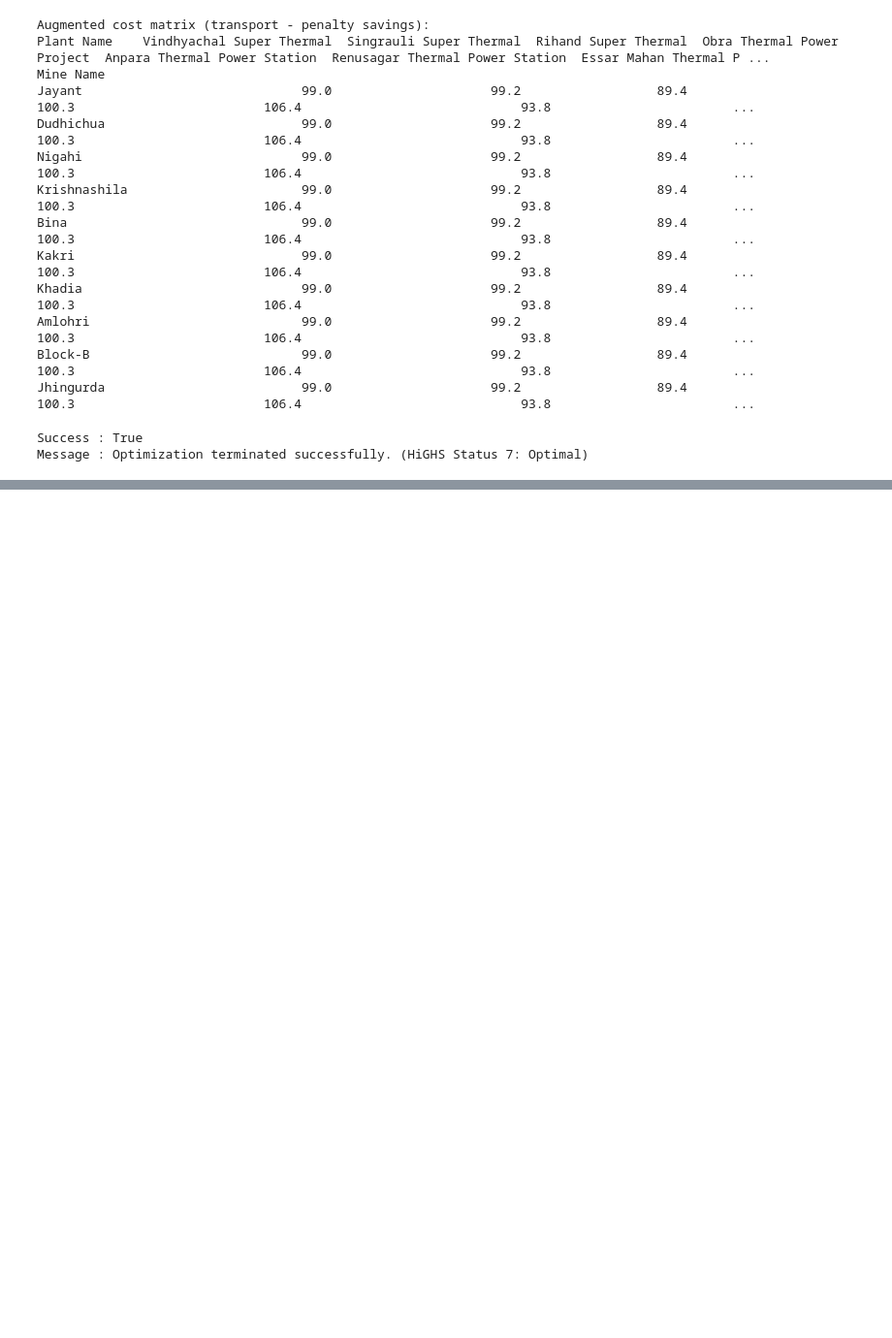
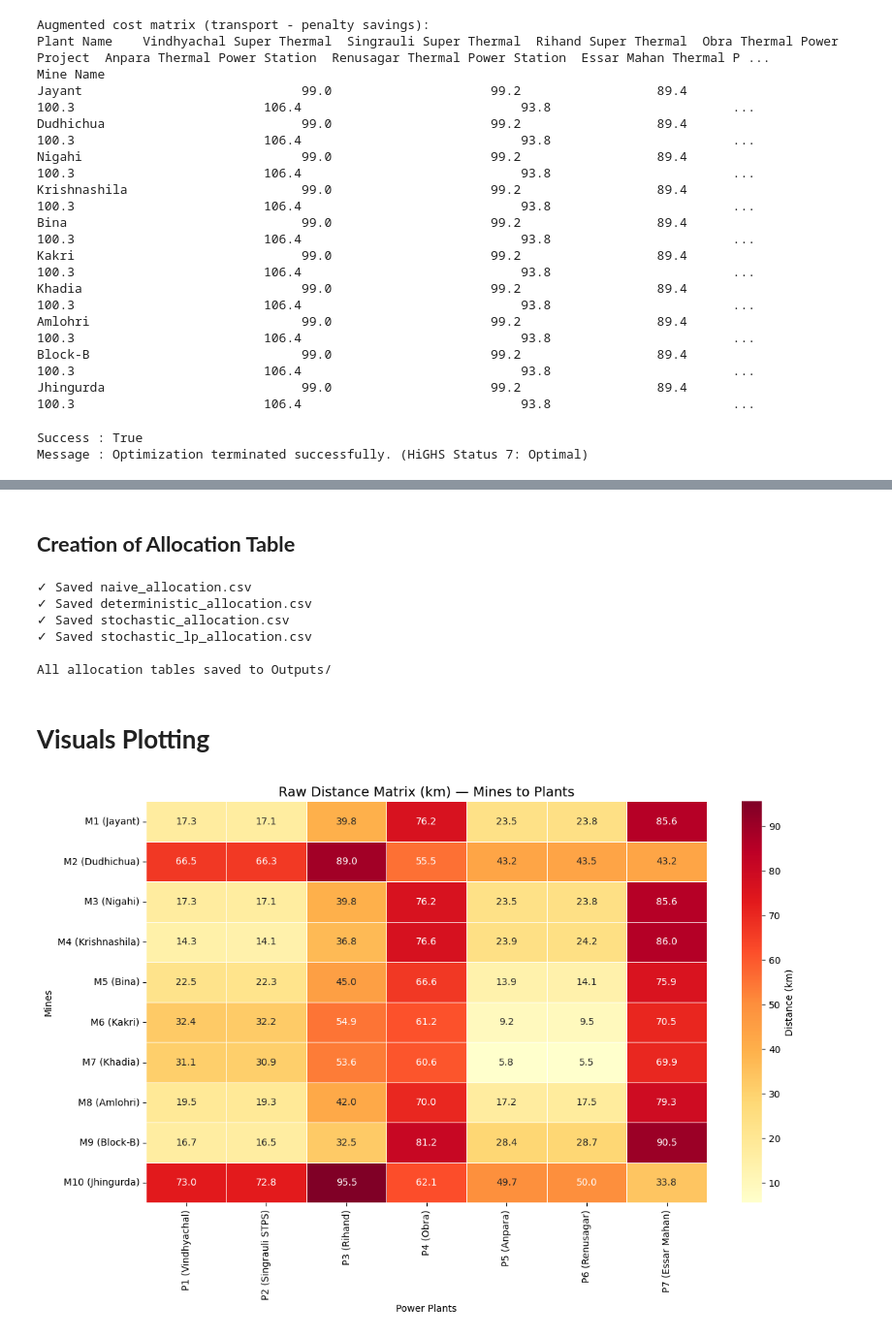
Before and after one commit to anmolsriwastava/Coal-Supply-Network-Optimization, a Jupyter notebook: Code Files/optimization_main.ipynb, the cells around one changed output, grey strips where cells are left out. Shown at 97% size. Saved outputs shown, nothing was run; the diff lists cells and outputs as text; code cells hidden in the pictures; blank space fills up the shorter version.

Commit message:
Plotted Visuals of raw and derived Variables

```diff
--- a/Code Files/optimization_main.ipynb
+++ b/Code Files/optimization_main.ipynb
@@ -1071,3 +1083,60 @@ Block-B                             0.0                      0.0
 Transport cost   : ₹    947,655,696
 Expected penalty : ₹    299,257,962
 Total            : ₹  1,246,913,658
+# %% [markdown]
+## **Creation of Allocation Table**
+# %%
+# ============================================
+# EXPORT ALL ALLOCATION TABLES FOR REPORT
+# ============================================
+
+# 1. Naive Allocation Table
+naive_export = pd.DataFrame(
+    x_naive.round(0),
+    index=mines['Mine Name'],
+    columns=plants['Plant Name']
+)
+naive_export['Total Shipped (tonnes)'] = naive_export.sum(axis=1).round(0)
+naive_export.to_csv("../Outputs/naive_allocation.csv")
+print("✓ Saved naive_allocation.csv")
+
+# 2. Deterministic Allocation Table
+det_export = pd.DataFrame(
+    x_det.round(0),
+    index=mines['Mine Name'],
+    columns=plants['Plant Name']
+)
+det_export['Total Shipped (tonnes)'] = det_export.sum(axis=1).round(0)
+det_export.to_csv("../Outputs/deterministic_allocation.csv")
+print("✓ Saved deterministic_allocation.csv")
+
+# 3. Stochastic Allocation Table (already have, but ensure format)
+stoch_export = pd.DataFrame(
+    x_stoch_v2.round(0),
+    index=mines['Mine Name'],
+    columns=plants['Plant Name']
+)
+stoch_export['Total Shipped (tonnes)'] = stoch_export.sum(axis=1).round(0)
+stoch_export.to_csv("../Outputs/stochastic_allocation.csv")
+print("✓ Saved stochastic_allocation.csv")
+
+# 4. Stochastic LP (linearized) Allocation Table (if you want)
+slp_export = pd.DataFrame(
+    x_stoch_lp.round(0),
+    index=mines['Mine Name'],
+    columns=plants['Plant Name']
+)
+slp_export['Total Shipped (tonnes)'] = slp_export.sum(axis=1).round(0)
+slp_export.to_csv("../Outputs/stochastic_lp_allocation.csv")
+print("✓ Saved stochastic_lp_allocation.csv")
+
+print("\nAll allocation tables saved to Outputs/")
+# %% [output]
+✓ Saved naive_allocation.csv
+✓ Saved deterministic_allocation.csv
+✓ Saved stochastic_allocation.csv
+✓ Saved stochastic_lp_allocation.csv
+
+All allocation tables saved to Outputs/
+# %% [markdown]
+# **Visuals Plotting**
@@ -1073,0 +1146,16 @@ Total            : ₹  1,246,913,658
+# %%
+# Plot 1: Raw Distance Matrix
+import matplotlib.pyplot as plt
+import seaborn as sns
+
+plt.figure(figsize=(12, 8))
+sns.heatmap(distances, annot=True, fmt='.1f', cmap='YlOrRd',
+            linewidths=0.5, cbar_kws={'label': 'Distance (km)'})
+plt.title('Raw Distance Matrix (km) — Mines to Plants', fontsize=14)
+plt.xlabel('Power Plants')
+plt.ylabel('Mines')
+plt.tight_layout()
+plt.savefig('../Reports/Figures and Plots/distance_matrix.png', dpi=150)
+plt.show()
+# %% [output]
+[figure, added]
```
Also changed, not shown: parts of 5 cells of this notebook, 9 other files.
